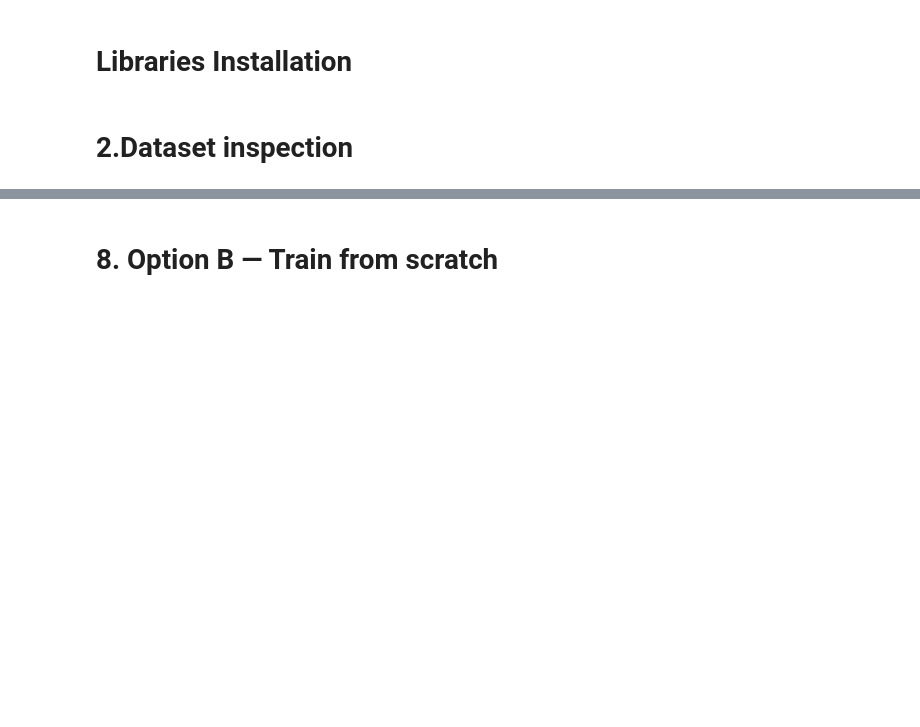
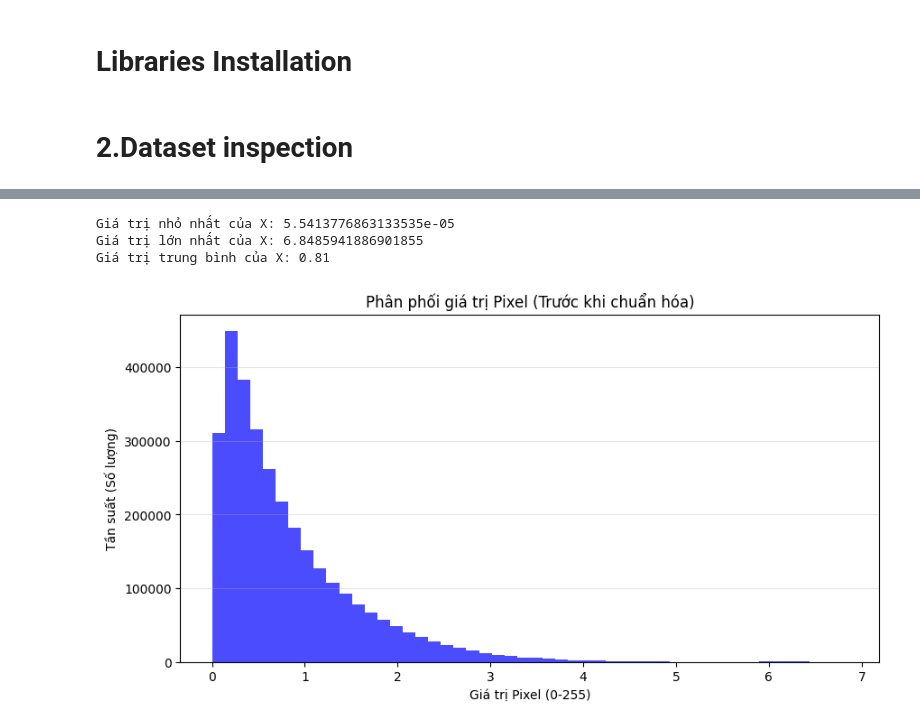
Before and after one commit to dang-nguyendd/DL-ASM2, a Jupyter notebook: dung_nb.ipynb, the cells around one changed output, grey strips where cells are left out. Drawn from its saved outputs; the diff is of its cells as text; code cells hidden in the pictures; blank space fills up the shorter version.

```diff
--- a/dung_nb.ipynb
+++ b/dung_nb.ipynb
@@ -395,2 +22,34 @@ Model: "simple_cnn_32x32_small"
-# %% [markdown]
-# 8. Option B — Train from scratch
+# %%
+import numpy as np
+
+# Load dữ liệu
+data = np.load('dataset_dev_3000.npz')
+X = data['X'] # Shape: (3000, 32, 32)
+y = data['y'] # Shape: (3000, 3)
+# %%
+import matplotlib.pyplot as plt
+import seaborn as sns
+
+# ---------------------------------------------------------
+# KIỂM TRA PHÂN PHỐI TRƯỚC KHI CHIA 255
+# ---------------------------------------------------------
+
+print(f"Giá trị nhỏ nhất của X: {X.min()}")
+print(f"Giá trị lớn nhất của X: {X.max()}")
+print(f"Giá trị trung bình của X: {X.mean():.2f}")
+
+plt.figure(figsize=(10, 5))
+
+# Vẽ Histogram cho toàn bộ giá trị pixel trong X
+plt.hist(X.flatten(), bins=50, color='blue', alpha=0.7)
+
+plt.title('Phân phối giá trị Pixel (Trước khi chuẩn hóa)')
+plt.xlabel('Giá trị Pixel (0-255)')
+plt.ylabel('Tần suất (Số lượng)')
+plt.grid(axis='y', alpha=0.3)
+plt.show()
+# %% [output]
+Giá trị nhỏ nhất của X: 5.5413776863133535e-05
+Giá trị lớn nhất của X: 6.8485941886901855
+Giá trị trung bình của X: 0.81
+[figure, added]
```
Also changed, not shown: parts of 38 cells of this notebook.
